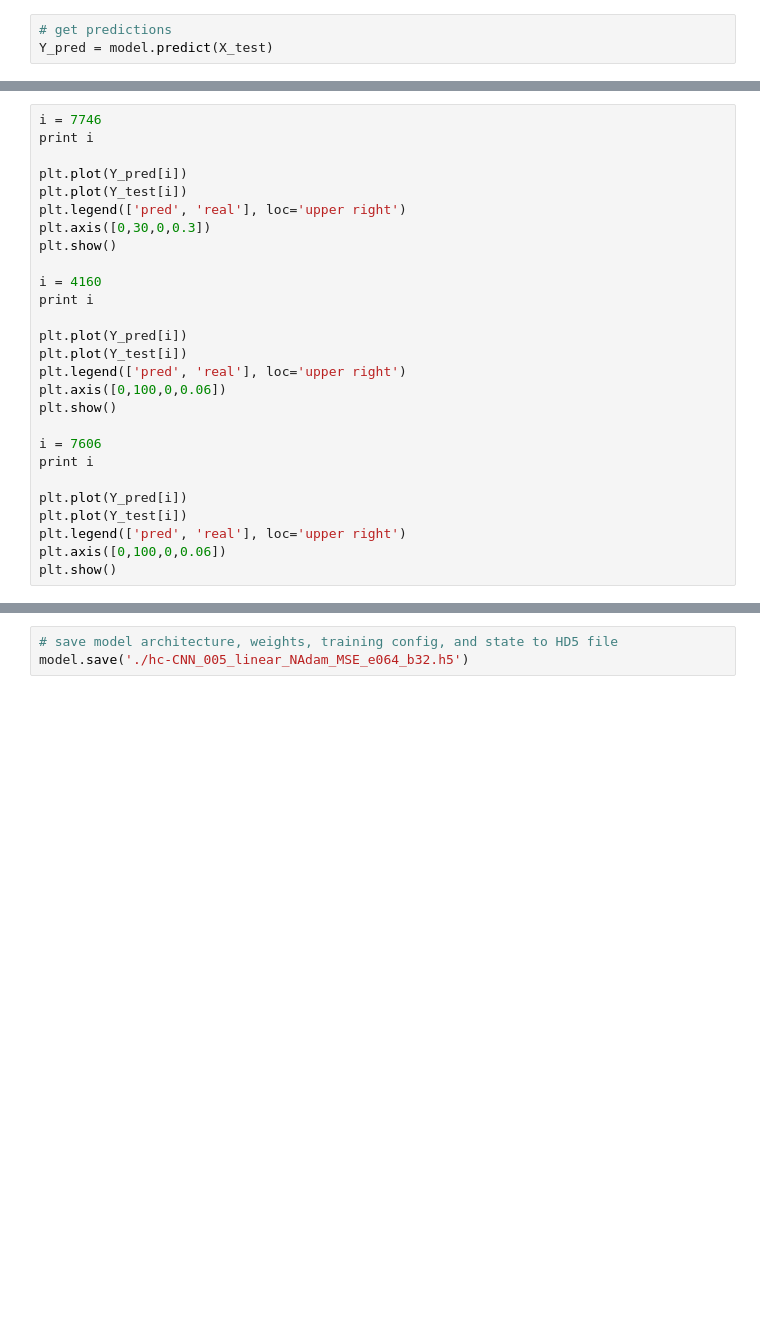
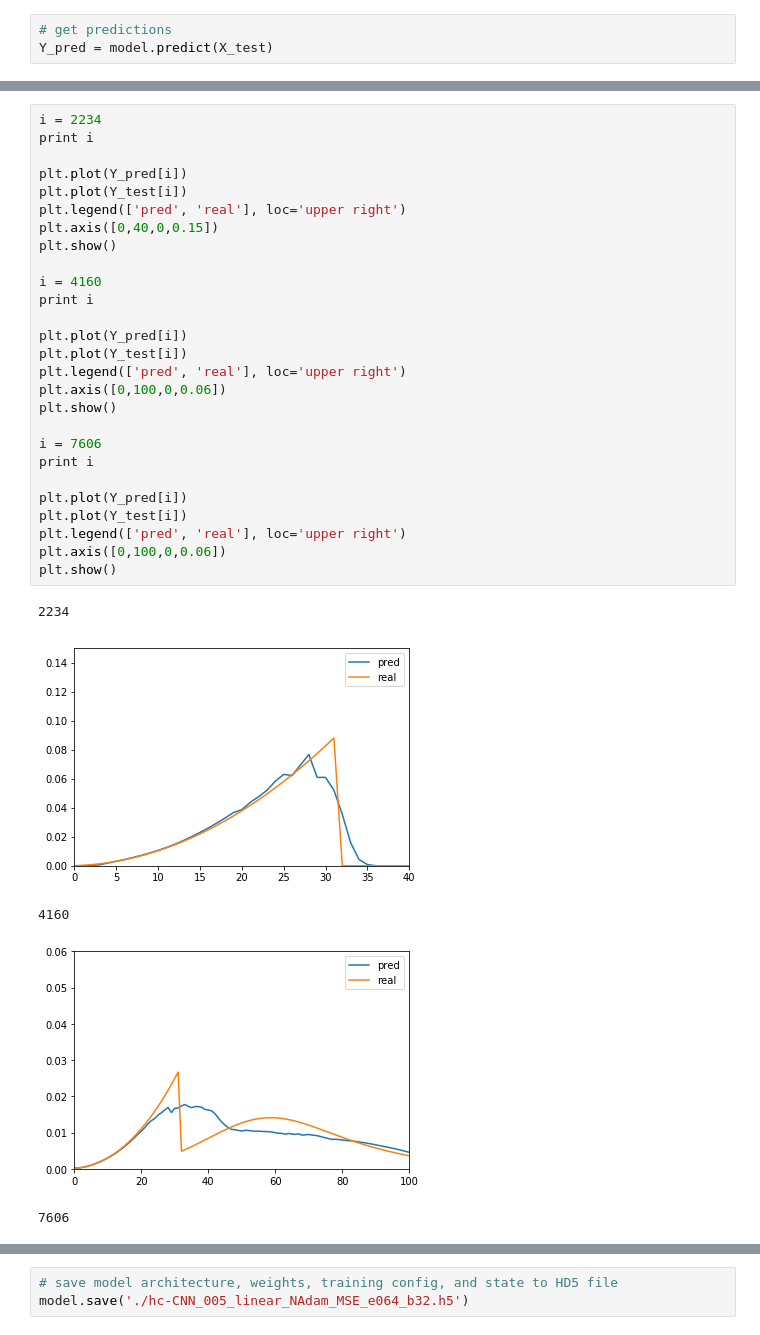
Before and after one commit to verejoel/nndos, a Jupyter notebook: linear-T/CNN-005/hc-CNN-005.ipynb, the cells around one changed output, grey strips where cells are left out. Cells and saved outputs as stored; diff of their text form; blank space fills up the shorter version.

```diff
--- a/linear-T/CNN-005/hc-CNN-005.ipynb
+++ b/linear-T/CNN-005/hc-CNN-005.ipynb
@@ -209,27 +249,33 @@ plt.show()
 # %%
-i = 7746
+i = 2234
 print i
 
 plt.plot(Y_pred[i])
 plt.plot(Y_test[i])
 plt.legend(['pred', 'real'], loc='upper right')
-plt.axis([0,30,0,0.3])
+plt.axis([0,40,0,0.15])
 plt.show()
 
 i = 4160
 print i
 
 plt.plot(Y_pred[i])
 plt.plot(Y_test[i])
 plt.legend(['pred', 'real'], loc='upper right')
 plt.axis([0,100,0,0.06])
 plt.show()
 
 i = 7606
 print i
 
 plt.plot(Y_pred[i])
 plt.plot(Y_test[i])
 plt.legend(['pred', 'real'], loc='upper right')
 plt.axis([0,100,0,0.06])
 plt.show()
+# %% [output]
+2234
+[figure, added]
+4160
+[figure, added]
+7606
```
Also changed, not shown: parts of 8 cells of this notebook.
